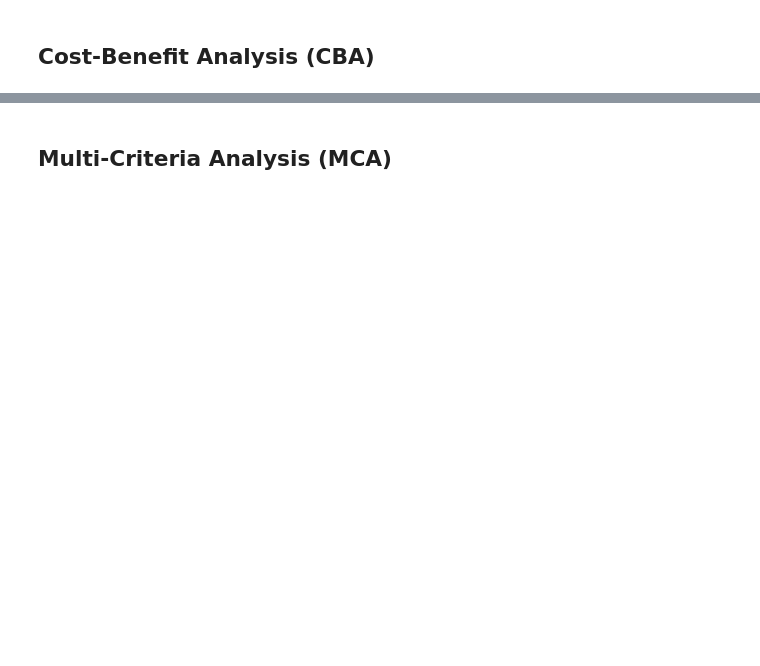
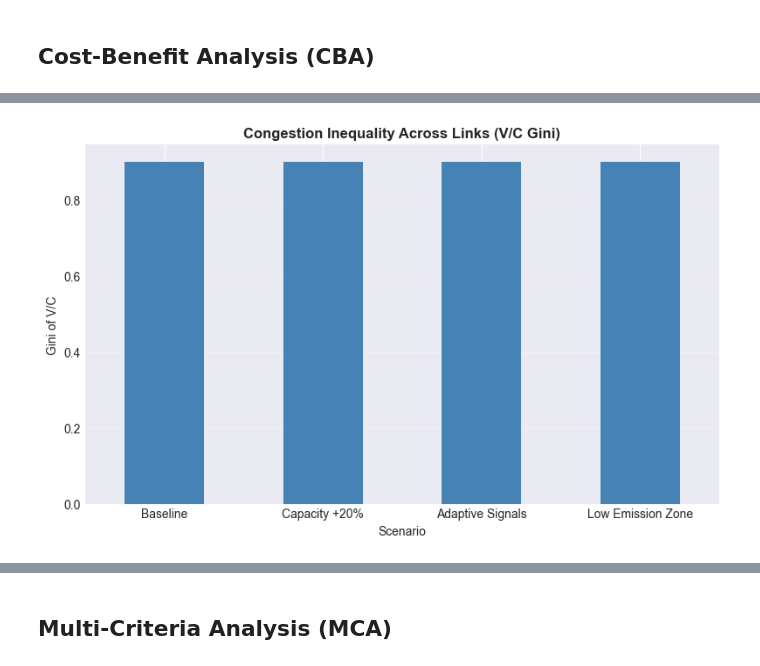
Before and after one commit to antoinekc8/DOTNET_project, a Jupyter notebook: notebook/antoine cba mca analysis.ipynb, the cells around one changed output, grey strips where cells are left out. Cells and saved outputs as stored; diff of their text form; code cells hidden in the pictures; blank space fills up the shorter version.

```diff
--- a/notebook/antoine cba mca analysis.ipynb
+++ b/notebook/antoine cba mca analysis.ipynb
@@ -350,0 +445,79 @@ Adaptive Signals      163700.0    1.813926e+09  0.198542 11.143381     5.213517
+# %%
+# Load accessibility data (origin/destination)
+origin_access = pd.read_csv(DATA_DIR / 'origin_accessibility.csv')
+destination_access = pd.read_csv(DATA_DIR / 'destination_accessibility.csv')
+
+# Harmonize zone id column names
+if 'origin_zone_id' in origin_access.columns and 'zone_id' not in origin_access.columns:
+    origin_access = origin_access.rename(columns={'origin_zone_id': 'zone_id'})
+if 'destination_zone_id' in destination_access.columns and 'zone_id' not in destination_access.columns:
+    destination_access = destination_access.rename(columns={'destination_zone_id': 'zone_id'})
+
+origin_access['zone_id'] = pd.to_numeric(origin_access['zone_id'], errors='coerce').astype('Int64')
+destination_access['zone_id'] = pd.to_numeric(destination_access['zone_id'], errors='coerce').astype('Int64')
+
+def gini(values: pd.Series) -> float:
+    arr = np.sort(values.dropna().astype(float).values)
+    if len(arr) == 0:
+        return 0.0
+    n = len(arr)
+    cum = np.cumsum(arr)
+    return (2 * np.sum((np.arange(1, n + 1) * arr))) / (n * cum[-1]) - (n + 1) / n
+
+# Baseline accessibility gini (origin/destination tables)
+gini_access = {
+    'Origins - Destinations Reachable': gini(origin_access['number_of_destinations']),
+    'Origins - Total Volume': gini(origin_access.get('total_volume', pd.Series(dtype=float))),
+    'Origins - Avg Distance (mile)': gini(origin_access.get('avg_distance_mile', pd.Series(dtype=float))),
+    'Destinations - Origins Connecting': gini(destination_access['number_of_origins']),
+    'Destinations - Total Volume': gini(destination_access.get('total_volume', pd.Series(dtype=float))),
+    'Destinations - Avg Distance (mile)': gini(destination_access.get('avg_distance_mile', pd.Series(dtype=float))),
+}
+
+print("=" * 70)
+print("ACCESSIBILITY GINI (BASELINE TABLES)")
+print("=" * 70)
+for k, v in gini_access.items():
+    level = "Low" if v < 0.3 else "Moderate" if v < 0.5 else "High"
+    print(f"  {k:40s}: {v:.3f} [{level} inequality]")
+
+# Scenario-level V/C gini (equity of congestion across links)
+scenario_lp = {
+    'Baseline': lp_base,
+    'Capacity +20%': lp_s1,
+    'Adaptive Signals': lp_s2,
+    'Low Emission Zone': lp_s3,
+}
+
+scenario_gini_rows = []
+for name, df in scenario_lp.items():
+    df_local = df.copy()
+    if 'vc_ratio' not in df_local.columns:
+        df_local['vc_ratio'] = df_local['volume'] / df_local['capacity'].replace(0, np.nan)
+    gini_vc = gini(df_local['vc_ratio'])
+    pct_over_1 = (df_local['vc_ratio'] > 1.0).mean() * 100
+    scenario_gini_rows.append({
+        'Scenario': name,
+        'Gini V/C': gini_vc,
+        'Mean V/C': df_local['vc_ratio'].mean(),
+        'Max V/C': df_local['vc_ratio'].max(),
+        '% Links V/C>1': pct_over_1,
+    })
+
+scenario_gini_df = pd.DataFrame(scenario_gini_rows)
+
+print("\n" + "=" * 70)
+print("SCENARIO CONGESTION GINI (V/C)")
+print("=" * 70)
+print(scenario_gini_df.to_string(index=False))
+
+# Visualize V/C gini per scenario
+fig, ax = plt.subplots(figsize=(8, 5))
+scenario_gini_df.plot(x='Scenario', y='Gini V/C', kind='bar', ax=ax, color='steelblue', legend=False)
+ax.set_ylabel('Gini of V/C')
+ax.set_title('Congestion Inequality Across Links (V/C Gini)', fontweight='bold')
+ax.tick_params(axis='x', rotation=0)
+ax.grid(True, alpha=0.3, axis='y')
+plt.tight_layout()
+plt.show()
+# %% [output]
@@ -350,0 +542 @@ Adaptive Signals      163700.0    1.813926e+09  0.198542 11.143381     5.213517
+[figure, added]
```
Also changed, not shown: parts of 14 cells of this notebook, 4 other files.
